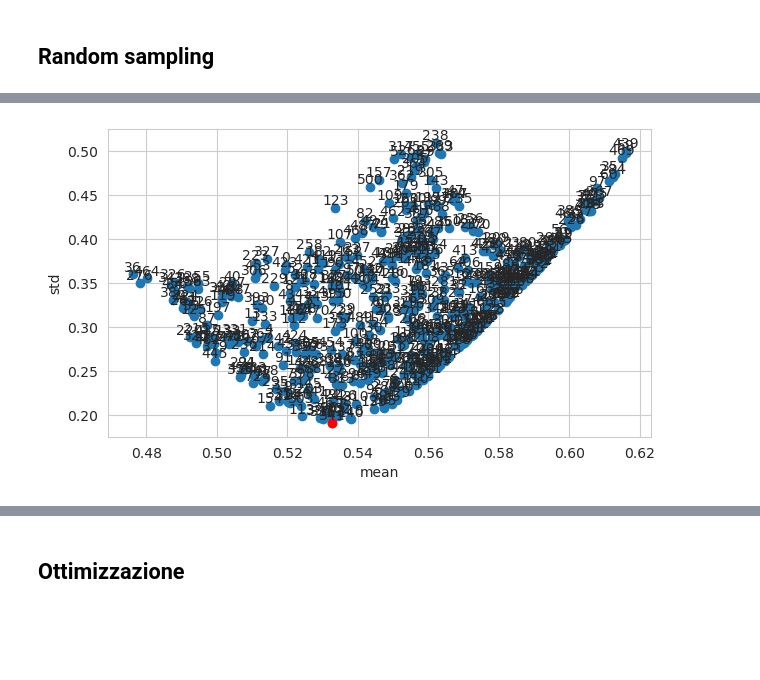
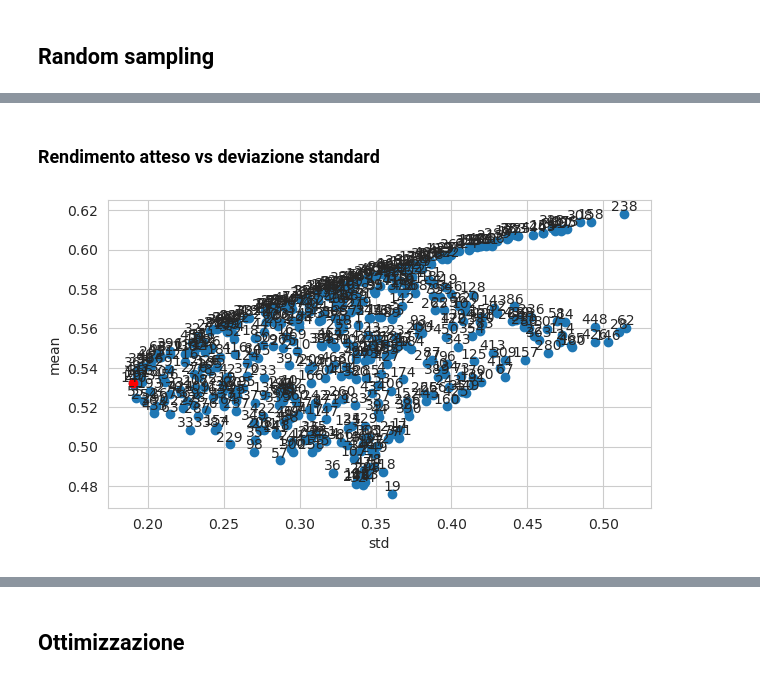
Before and after one commit to aadeg/analisi-investimenti, a Jupyter notebook: portafoglio/11_historical_analysis_index.ipynb, the cells around one changed output, grey strips where cells are left out. Cells and saved outputs as stored; diff of their text form; code cells hidden in the pictures; blank space fills up the shorter version.

```diff
--- a/portafoglio/11_historical_analysis_index.ipynb
+++ b/portafoglio/11_historical_analysis_index.ipynb
@@ -185,20 +179,23 @@ ptf_rnd.head()
+# %% [markdown]
+### Rendimento atteso vs deviazione standard
 # %%
 stats = ptf_stats(ptf_rnd)
-idxmin = stats.loc["std", :].idxmin()
-
-x = stats.loc["mean", :]
-y = stats.loc["std", :]
-t = stats.columns.to_numpy()
-plt.figure()
-plt.scatter(x, y)
-plt.scatter(x[idxmin], y[idxmin], c='r')
-for (xi, yi, ti) in zip(x, y, t):
-    plt.text(xi, yi, ti, va="bottom", ha="center")
-plt.xlabel("mean")
-plt.ylabel("std")
-plt.show()
-# %% [output]
-[figure, removed]
+# %%
+idxmin = stats.loc["std", :].idxmin()
+
+x = stats.loc["std", :]
+y = stats.loc["mean", :]
+t = stats.columns.to_numpy()
+plt.figure()
+plt.scatter(x, y)
+plt.scatter(x[idxmin], y[idxmin], c='r')
+for (xi, yi, ti) in zip(x, y, t):
+    plt.text(xi, yi, ti, va="bottom", ha="center")
+plt.xlabel("std")
+plt.ylabel("mean")
+plt.show()
+# %% [output]
+[figure, added]
 # %%
 w[idxmin, :]
 # %% [output]
```
Also changed, not shown: parts of 14 cells of this notebook, 9 other files.
